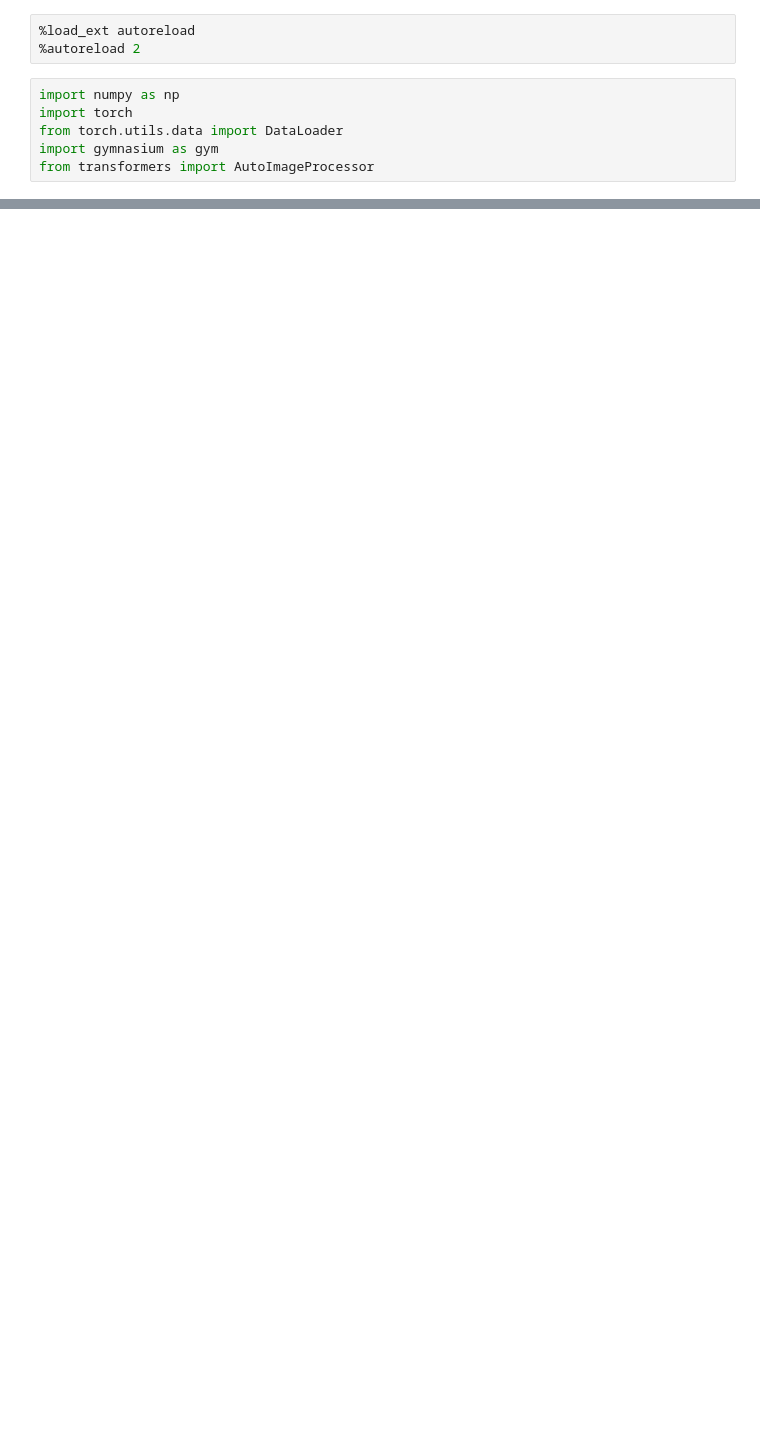
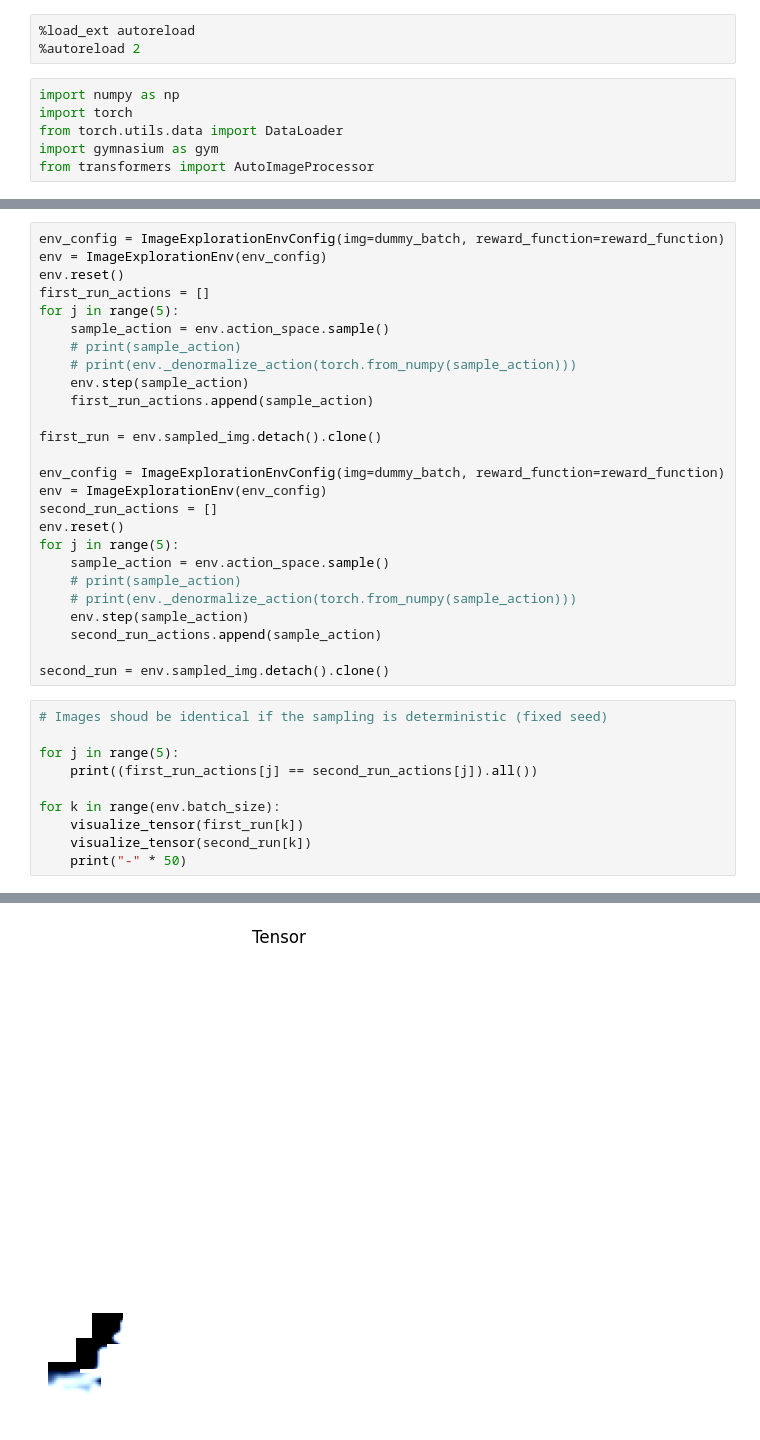
Before and after one commit to tcouso/uav_active_sensing, a Jupyter notebook: notebooks/1.04-image-env.ipynb, the cells around one changed output, grey strips where cells are left out. Cells and saved outputs as stored; diff of their text form; blank space fills up the shorter version.

```diff
--- a/notebooks/1.04-image-env.ipynb
+++ b/notebooks/1.04-image-env.ipynb
@@ -90,0 +87,37 @@ Clipping input data to the valid range for imshow with RGB data ([0..1] for floa
+# %%
+env_config = ImageExplorationEnvConfig(img=dummy_batch, reward_function=reward_function)
+env = ImageExplorationEnv(env_config)
+env.reset()
+first_run_actions = []
+for j in range(5):
+    sample_action = env.action_space.sample()
+    # print(sample_action)
+    # print(env._denormalize_action(torch.from_numpy(sample_action)))
+    env.step(sample_action)
+    first_run_actions.append(sample_action)
+
+first_run = env.sampled_img.detach().clone()
+
+env_config = ImageExplorationEnvConfig(img=dummy_batch, reward_function=reward_function)
+env = ImageExplorationEnv(env_config)
+second_run_actions = []
+env.reset()
+for j in range(5):
+    sample_action = env.action_space.sample()
+    # print(sample_action)
+    # print(env._denormalize_action(torch.from_numpy(sample_action)))
+    env.step(sample_action)
+    second_run_actions.append(sample_action)
+
+second_run = env.sampled_img.detach().clone()
+# %%
+# Images shoud be identical if the sampling is deterministic (fixed seed)
+
+for j in range(5):
+    print((first_run_actions[j] == second_run_actions[j]).all())
+
+for k in range(env.batch_size):
+    visualize_tensor(first_run[k])
+    visualize_tensor(second_run[k])
+    print("-" * 50)
+# %% [output]
@@ -90,0 +130 @@ Clipping input data to the valid range for imshow with RGB data ([0..1] for floa
+[figure, added]
```
Also changed, not shown: parts of 11 cells of this notebook, 4 other files.
